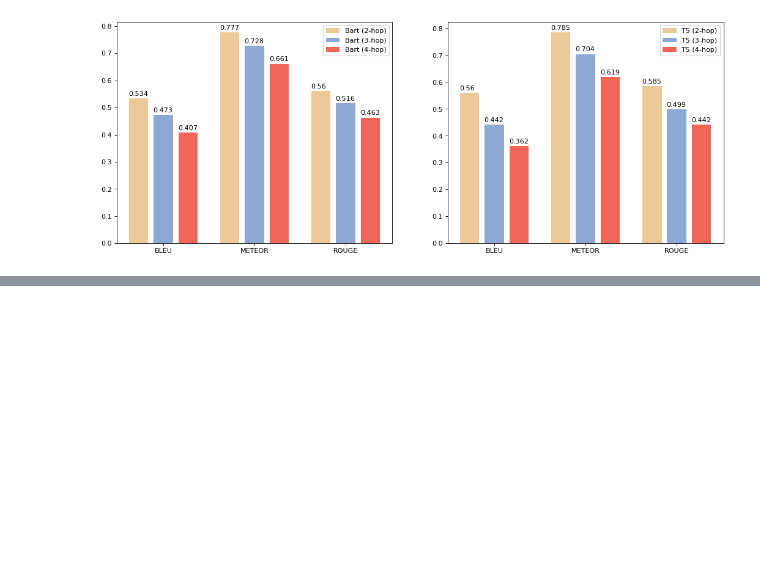
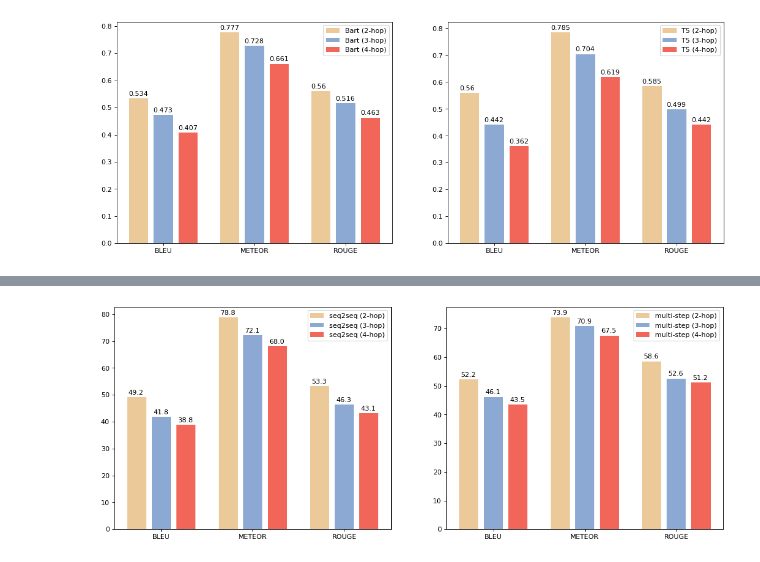
Before and after one commit to Walle1493/Break_Generator, a Jupyter notebook: script/matplot.ipynb, the cells around one changed output, grey strips where cells are left out. Cells and saved outputs as stored; diff of their text form; code cells hidden in the pictures; blank space fills up the shorter version.

```diff
--- a/script/matplot.ipynb
+++ b/script/matplot.ipynb
@@ -75,0 +100,51 @@ plt.show()
+# %%
+import numpy as np
+import matplotlib.pyplot as plt
+
+# bart_data
+seq_hop2 = np.array([49.2, 78.8, 53.3])
+seq_hop3 = np.array([41.8, 72.1, 46.3])
+seq_hop4 = np.array([38.8, 68.0, 43.1])
+# t5_data
+multi_hop2 = np.array([52.2, 73.9, 58.6])
+multi_hop3 = np.array([46.1, 70.9, 52.6])
+multi_hop4 = np.array([43.5, 67.5, 51.2])
+
+x = np.arange(len(seq_hop2))
+metrics = ["BLEU", "METEOR", "ROUGE"]
+
+# seq2seq bar
+plt.figure(figsize=(16,6), dpi=80)
+plt.subplot(121)
+plt.bar(x-0.27, seq_hop2, width=0.21, label="seq2seq (2-hop)", color="#EBC999")
+plt.bar(x, seq_hop3, width=0.21, label="seq2seq (3-hop)", color="#8CA9D3")
+plt.bar(x+0.27, seq_hop4, width=0.21, label="seq2seq (4-hop)", color="#F26659")
+
+for i, j in zip(x, seq_hop2):
+    plt.text(i-0.36, j+1, seq_hop2[i])
+for i, j in zip(x, seq_hop3):
+    plt.text(i-0.09, j+1, seq_hop3[i])
+for i, j in zip(x, seq_hop4):
+    plt.text(i+0.18, j+1, seq_hop4[i])
+
+plt.xticks(x, metrics)
+plt.legend()
+
+# multi-step bar
+plt.subplot(122)
+plt.bar(x-0.27, multi_hop2, width=0.21, label="multi-step (2-hop)", color="#EBC999")
+plt.bar(x, multi_hop3, width=0.21, label="multi-step (3-hop)", color="#8CA9D3")
+plt.bar(x+0.27, multi_hop4, width=0.21, label="multi-step (4-hop)", color="#F26659")
+
+for i, j in zip(x, multi_hop2):
+    plt.text(i-0.36, j+1, multi_hop2[i])
+for i, j in zip(x, multi_hop3):
+    plt.text(i-0.09, j+1, multi_hop3[i])
+for i, j in zip(x, multi_hop4):
+    plt.text(i+0.18, j+1, multi_hop4[i])
+
+plt.xticks(x, metrics)
+plt.legend()
+plt.show()
+# %% [output]
+[figure, added]
```
Also changed, not shown: parts of 2 cells of this notebook, 22 other files.
